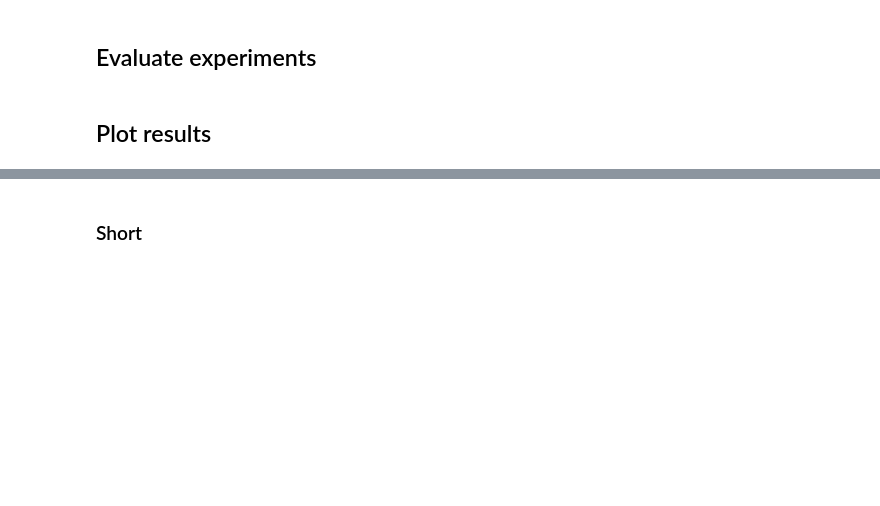
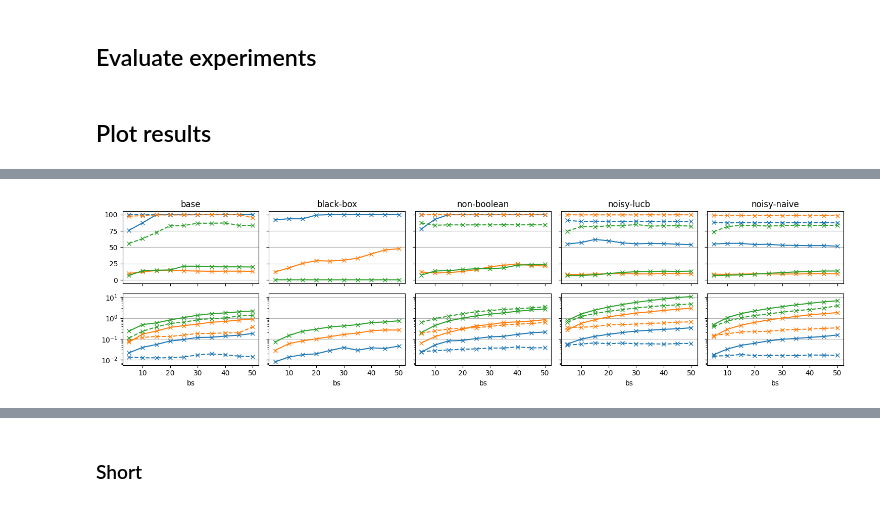
Before and after one commit to SamuelReyd/SearchingForCauses, a Jupyter notebook: src/Experiments.ipynb, the cells around one changed output, grey strips where cells are left out. Drawn from its saved outputs; the diff is of its cells as text; code cells hidden in the pictures; blank space fills up the shorter version.

```diff
--- a/src/Experiments.ipynb
+++ b/src/Experiments.ipynb
@@ -12,0 +81,24 @@ import shutil, os
+# %%
+def plot_metric_mean(df, models, metrics):
+    _, axes = plt.subplots(len(metrics),len(models), figsize=(3*len(models),2*len(metrics)),
+                           sharex=True, sharey="row")
+
+    df = df[(df.exh=="full")]
+    for j, (model, lucb_label) in enumerate(models):
+        for i, metric in enumerate(metrics):
+            for algo in set(df.algo):
+                for c, n in enumerate(sorted(set(df.n))):
+                    index = (df.algo == algo) & (df.model==model) & (df.n == n)
+                    if lucb_label:
+                        index &= (df.lucb_label == lucb_label)
+                    df_ = df[index].groupby(["bs"], as_index=True)[metric].mean()
+                    if algo == AlgoTypes.STRUCTURED.value: ls = "--"
+                    else: ls = "-"
+                    # print(ls)
+                    df_.plot(style="x"+ls, ax=axes[i,j], c=f"C{c}")
+        axes[0,j].grid(axis="y")
+        axes[1,j].grid(axis="y")
+        axes[1,j].set_yscale("log")
+        axes[0,j].set_title(model + "-"*bool(lucb_label)+lucb_label)
+    plt.tight_layout()
+    plt.show()
@@ -35,0 +262,7 @@ evaluate_noisy_SMK(prefix="../")
+# %%
+models = (
+    (Models.BASE.value, ""),
+    (Models.BLACK_BOX.value, ""),
+    (Models.NON_BOOLEAN.value, ""),
+    (Models.NOISY.value, "lucb"),
+    (Models.NOISY.value, "naive"))
@@ -35,0 +305,4 @@ evaluate_noisy_SMK(prefix="../")
+# %%
+plot_metric_mean(df, models, ["F1", "time"])
+# %% [output]
+[figure, added]
```
Also changed, not shown: parts of 40 cells of this notebook, 16 other files.
